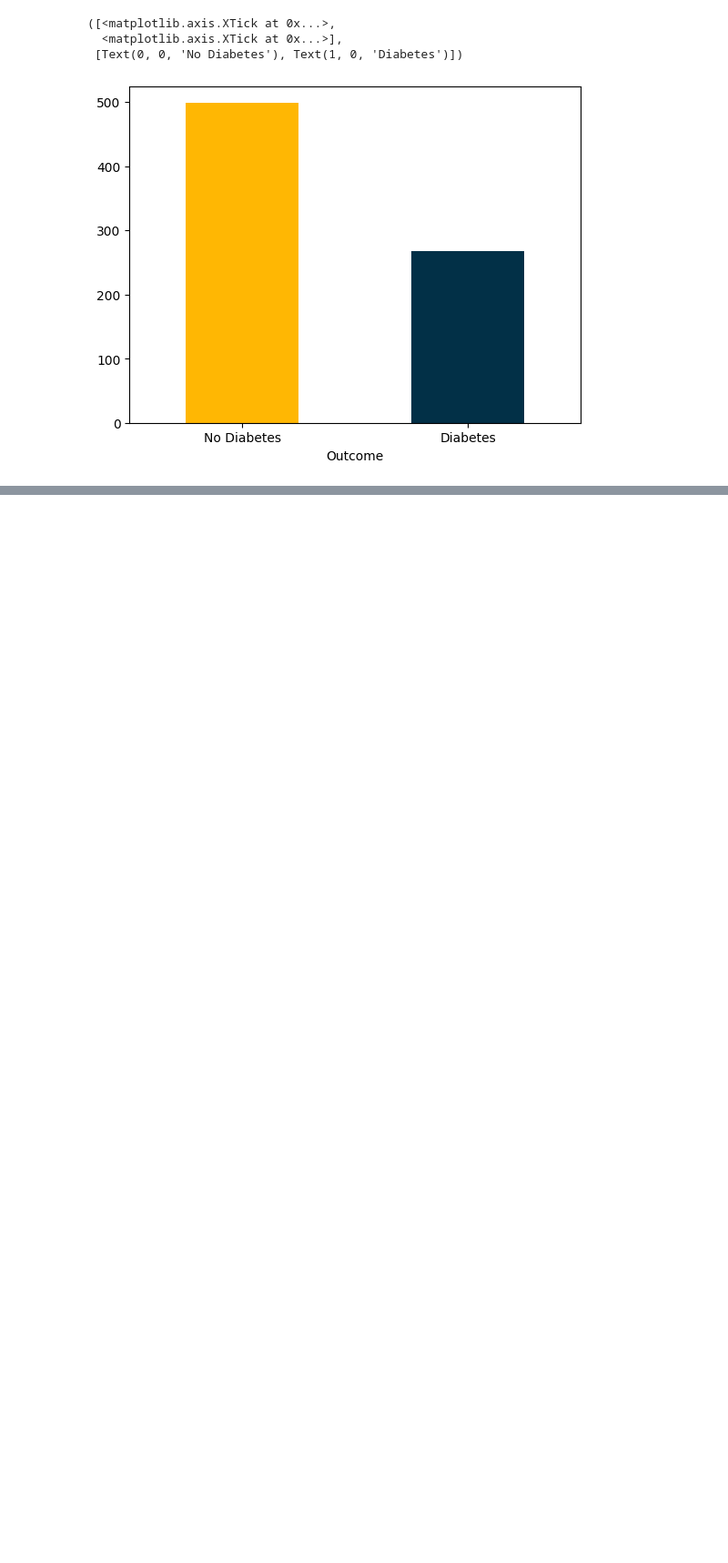
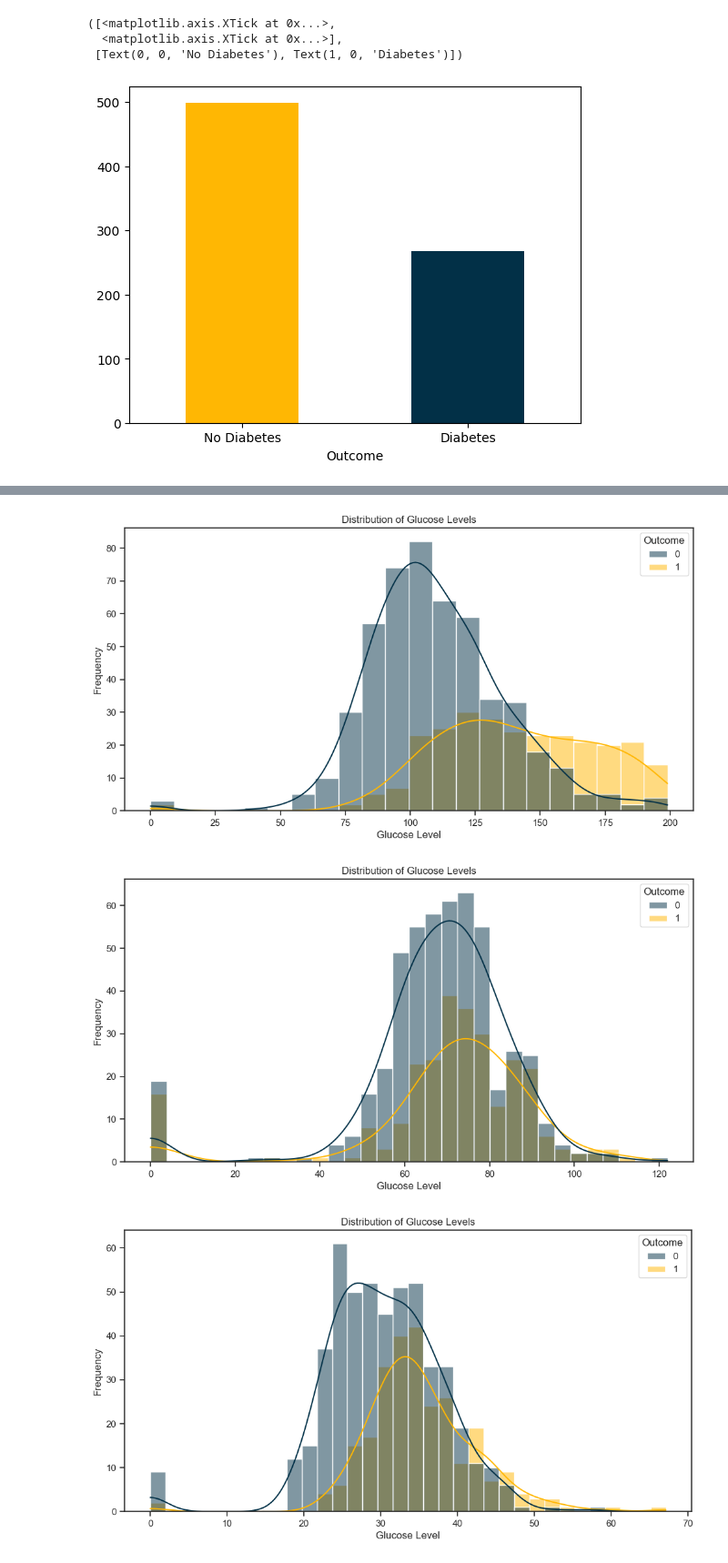
Before and after one commit to azadealmasi/Diabetes-Prediction-App-Using-Flask-Machine-Learning-and-Heroku, a Jupyter notebook: Diabetes Prediction.ipynb, the cells around one changed output, grey strips where cells are left out. Shown at 91% size. Cells and saved outputs as stored; diff of their text form; code cells hidden in the pictures; blank space fills up the shorter version.

```diff
--- a/Diabetes Prediction.ipynb
+++ b/Diabetes Prediction.ipynb
@@ -138,0 +186,44 @@ plt.xticks(np.arange(2), ('No Diabetes', 'Diabetes'), rotation=0)
+# %%
+custom_palette = ['#023047', '#FFB703']
+plt.figure(figsize=(12, 6))
+sns.histplot(data=df, x='Glucose', hue='Outcome', kde=True, palette=custom_palette)
+plt.title('Distribution of Glucose Levels')
+plt.xlabel('Glucose Level')
+plt.ylabel('Frequency')
+plt.show()
+
+custom_palette = ['#023047', '#FFB703']
+plt.figure(figsize=(12, 6))
+sns.histplot(data=df, x='BloodPressure', hue='Outcome', kde=True, palette=custom_palette)
+plt.title('Distribution of Glucose Levels')
+plt.xlabel('Glucose Level')
+plt.ylabel('Frequency')
+plt.show()
+
+custom_palette = ['#023047', '#FFB703']
+plt.figure(figsize=(12, 6))
+sns.histplot(data=df, x='BMI', hue='Outcome', kde=True, palette=custom_palette)
+plt.title('Distribution of Glucose Levels')
+plt.xlabel('Glucose Level')
+plt.ylabel('Frequency')
+plt.show()
+
+custom_palette = ['#023047', '#FFB703']
+plt.figure(figsize=(12, 6))
+sns.histplot(data=df, x='BMI', hue='Outcome', kde=True, palette=custom_palette)
+plt.title('Distribution of Glucose Levels')
+plt.xlabel('Glucose Level')
+plt.ylabel('Frequency')
+plt.show()
+
+custom_palette = ['#023047', '#FFB703']
+plt.figure(figsize=(12, 6))
+sns.histplot(data=df, x='Age', hue='Outcome', kde=True, palette=custom_palette)
+plt.title('Distribution of Glucose Levels')
+plt.xlabel('Glucose Level')
+plt.ylabel('Frequency')
+plt.show()
+# %% [output]
+[figure, added]
+[figure, added]
+[figure, added]
```
Also changed, not shown: parts of 26 cells of this notebook, 1 other file.
